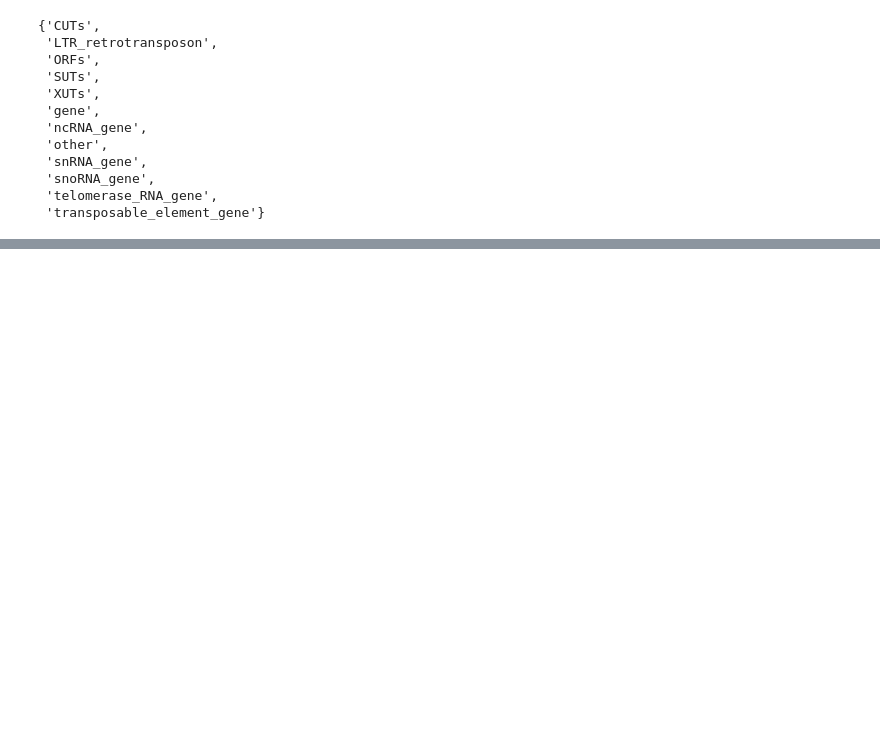
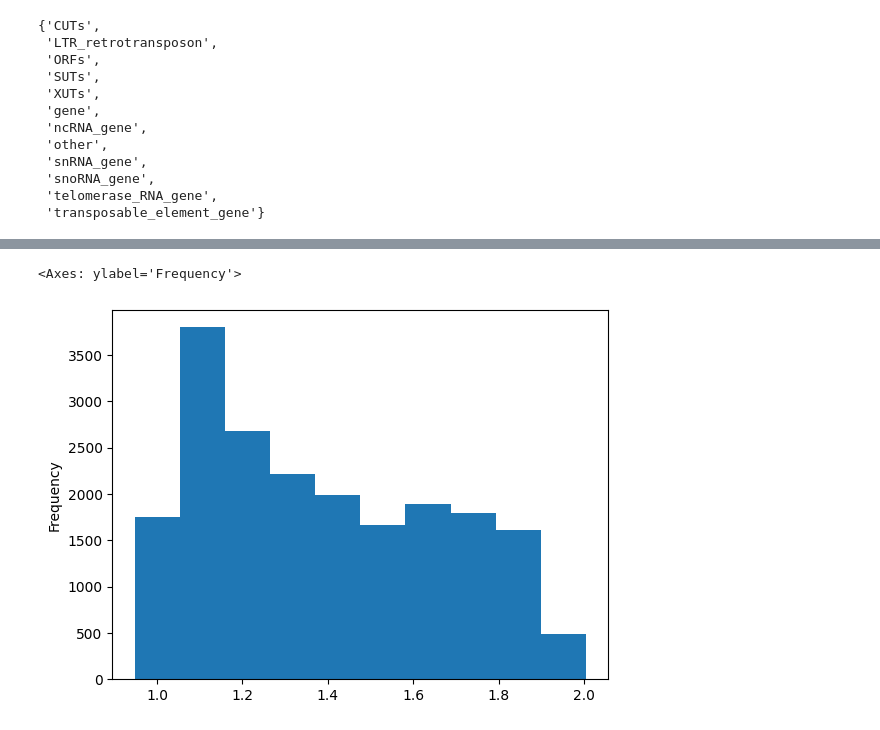
Before and after one commit to rutuja-gupte/sharp-tam-yeast, a Jupyter notebook: mapper_final_final.ipynb, the cells around one changed output, grey strips where cells are left out. Cells and saved outputs as stored; diff of their text form; code cells hidden in the pictures; blank space fills up the shorter version.

```diff
--- a/mapper_final_final.ipynb
+++ b/mapper_final_final.ipynb
@@ -730,0 +980,5 @@ set(feat["type"])
+# %%
+df["rep.fitted"].plot.hist()
+# %% [output]
+<Axes: ylabel='Frequency'>
+[figure, added]
```
Also changed, not shown: parts of 32 cells of this notebook, 2 other files.
